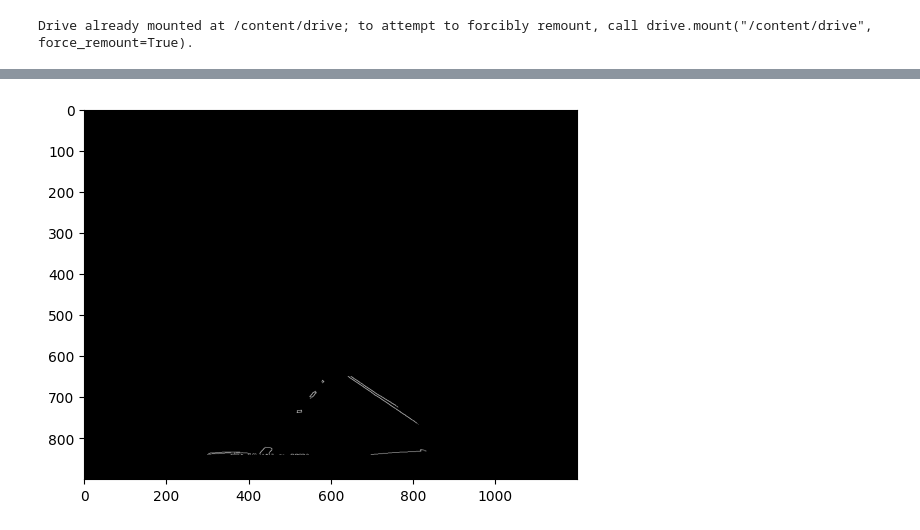
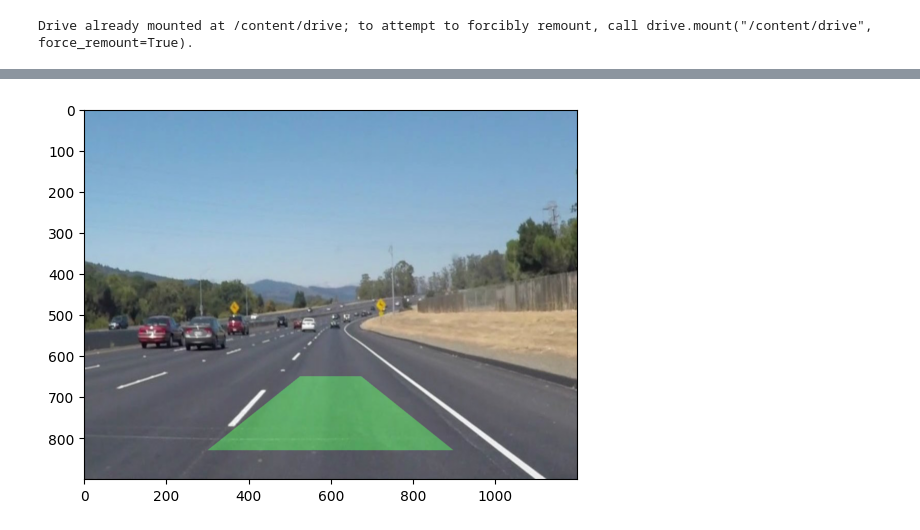
Before and after one commit to ethanbrown33/lane_line_detection, a Jupyter notebook: lane_line_detection.ipynb, the cells around one changed output, grey strips where cells are left out. Drawn from its saved outputs; the diff is of its cells as text; code cells hidden in the pictures.

Commit message:
Small warp mask protection

```diff
--- a/lane_line_detection.ipynb
+++ b/lane_line_detection.ipynb
@@ -176,7 +119,7 @@ def laneDetector(image):
   offset = 300 # crop inwards?
 
   upper_bound = 650
-  lower_bound = 840
+  lower_bound = 830
   roi_points = np.float32([
     (525, upper_bound), # Top-left corner
     (300, lower_bound), # Bottom-left corner
@@ -195,11 +138,6 @@ def laneDetector(image):
   mask = np.zeros(image.shape[:2], dtype="uint8")
   cv2.fillPoly(mask, np.int32([roi_points]), (255, 255, 255))
   image_edge_rgb = cv2.bitwise_and(image_edge_rgb, image_edge_rgb, mask=mask)
-  plt.imshow(image_edge_rgb)
-
-  #warp display
-  warp_parameter_display = image_edge_rgb.copy()
-  poly = cv2.polylines(warp_parameter_display, np.int32([roi_points]), True, (255,0,0), 3)
 
   # Warp and unwarp matrix calculation
   warp_matrix = cv2.getPerspectiveTransform(roi_points, image_points)
@@ -209,13 +147,10 @@ def laneDetector(image):
   image_warp = cv2.warpPerspective(image_edge_rgb, warp_matrix, shape, flags=cv2.INTER_LINEAR)
   binary_warped = cv2.cvtColor(image_warp, cv2.COLOR_RGB2GRAY)
 
-  image_warp_display = image_warp.copy()
-  poly = cv2.polylines(image_warp_display, np.int32([image_points]), True, (255,0,0), 3)
-
   # sliding box parameters
   N_WINDOWS = 32
   MARGIN = 100
-  RECENTER_MINPIX = 50
+  RECENTER_MINPIX = 1
 
   # Calculate histogram of lane line pixels
   histogram = np.sum(binary_warped[int(binary_warped.shape[0]/2):,:], axis=0)
@@ -225,11 +160,23 @@ def laneDetector(image):
   left_lane_inds, right_lane_inds, nonzerox, nonzeroy, out_img = get_lane_indices_sliding_windows(
       binary_warped, leftx_base, rightx_base, N_WINDOWS, MARGIN, RECENTER_MINPIX)
 
+  print(left_lane_inds)
+  print(right_lane_inds)
+
   # Extract left and right line pixel positions
-  leftx = nonzerox[left_lane_inds]
-  lefty = nonzeroy[left_lane_inds]
-  rightx = nonzerox[right_lane_inds]
-  righty = nonzeroy[right_lane_inds]
+  if len(left_lane_inds) < 2:
+    leftx = [offset, offset]
+    lefty = [0, shape[1]]
+  else:
+    leftx = nonzerox[left_lane_inds]
+    lefty = nonzeroy[left_lane_inds]
+
+  if len(right_lane_inds) < 2:
+    rightx = [shape[0] - offset, shape[0] - offset]
+    righty = [0, shape[1]]
+  else:
+    rightx = nonzerox[right_lane_inds]
+    righty = nonzeroy[right_lane_inds]
 
   # Fit a second order polynomial to each
   left_fit = np.polyfit(lefty, leftx, 2)
@@ -240,54 +187,8 @@ def laneDetector(image):
   left_fitx = left_fit[0]*ploty**2 + left_fit[1]*ploty + left_fit[2]
   right_fitx = right_fit[0]*ploty**2 + right_fit[1]*ploty + right_fit[2]
 
-  out_img[nonzeroy[left_lane_inds], nonzerox[left_lane_inds]] = [255, 0, 0]
-  out_img[nonzeroy[right_lane_inds], nonzerox[right_lane_inds]] = [0, 0, 255]
-
-  # Create an image to draw on and an image to show the selection window
-  out_img = np.dstack((binary_warped, binary_warped, binary_warped))*255
-  window_img = np.zeros_like(out_img)
-
-  # Color in left and right line pixels
-  out_img[nonzeroy[left_lane_inds], nonzerox[left_lane_inds]] = [255, 0, 0]
-  out_img[nonzeroy[right_lane_inds], nonzerox[right_lane_inds]] = [0, 0, 255]
-
-  # Generate a polygon to illustrate the search window area
-  # And recast the x and y points into usable format for cv2.fillPoly()
-  left_line_window1 = np.array([np.transpose(np.vstack([left_fitx-MARGIN, ploty]))])
-  left_line_window2 = np.array([np.flipud(np.transpose(np.vstack([left_fitx+MARGIN,
-                                ploty])))])
-  left_line_pts = np.hstack((left_line_window1, left_line_window2))
-  right_line_window1 = np.array([np.transpose(np.vstack([right_fitx-MARGIN, ploty]))])
-  right_line_window2 = np.array([np.flipud(np.transpose(np.vstack([right_fitx+MARGIN,
-                                ploty])))])
-  right_line_pts = np.hstack((right_line_window1, right_line_window2))
-
-  # Draw the lane onto the warped blank image
-  cv2.fillPoly(window_img, np.int_([left_line_pts]), (0,255, 0))
-  cv2.fillPoly(window_img, np.int_([right_line_pts]), (0,255, 0))
-  poly_img = cv2.addWeighted(out_img, 1, window_img, 0.3, 0)
-
   lane_line_area_display = image.copy()
   result = project_lane_line(lane_line_area_display, binary_warped, ploty, left_fitx, right_fitx, unwarp_matrix)
-
-
-  # f, axarr = plt.subplots(2, 4)
-  # f.set_size_inches(18, 10)
-  # axarr[0,0].imshow(image)
-  # axarr[0,1].imshow(image_edge_rgb)
-  # axarr[0,2].imshow(warp_parameter_display)
-  # axarr[0,3].imshow(image_warp_display)
-  # axarr[1,0].plot(histogram)
-
-  # axarr[1,1].imshow(out_img)
-  # axarr[1,1].plot(left_fitx, ploty, color='yellow')
-  # axarr[1,1].plot(right_fitx, ploty, color='yellow')
-
-  # axarr[1,2].imshow(poly_img)
-  # axarr[1,2].plot(left_fitx, ploty, color='yellow')
-  # axarr[1,2].plot(right_fitx, ploty, color='yellow')
-
-  # axarr[1,3].imshow(result)
 
   return result
 
@@ -300,7 +201,7 @@ path = ["challenge_video_frame_1.jpg",
          "step0.png"]
 
 
-image = load_image(path[2])
+image = load_image(path[3])
 result = laneDetector(image)
-#plt.imshow(result)
+plt.imshow(result)
 # %% [output]
@@ -307,4 +211,4 @@ result = laneDetector(image)
-[figure, old version]
+[figure, new version]
 # %%
 #vidTest = cv2.VideoCapture("2022_01_21_185522_00.MP4")
 #vidTest = cv2.VideoCapture("2021_02_01_203528_00.MP4")
```
Also changed, not shown: parts of 4 cells of this notebook.
